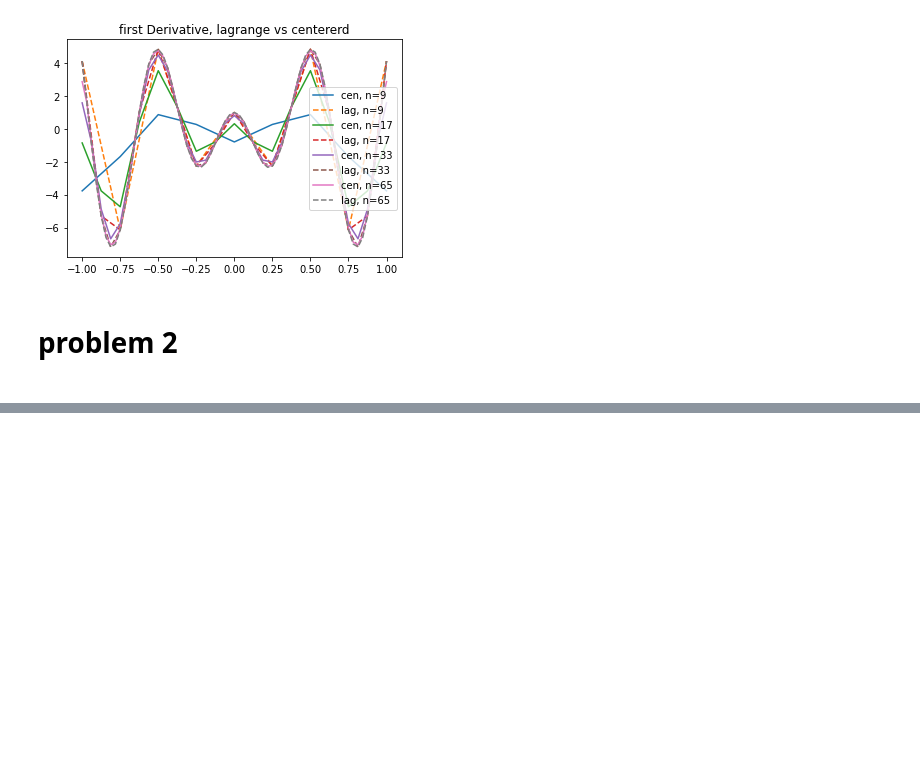
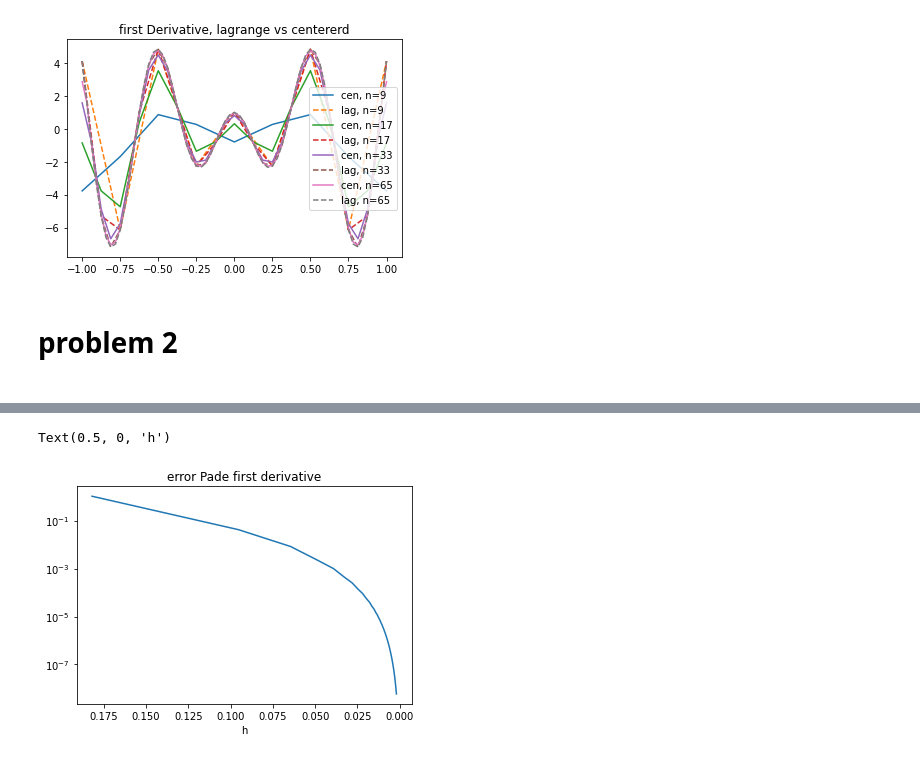
Before and after one commit to zomorodiyan/MAE-5093, a Jupyter notebook: CP1.ipynb, the cells around one changed output, grey strips where cells are left out. Cells and saved outputs as stored; diff of their text form; code cells hidden in the pictures; blank space fills up the shorter version.

```diff
--- a/CP1.ipynb
+++ b/CP1.ipynb
@@ -218,0 +165,21 @@ plt.savefig('p2b_'+str(len(n)))
+# %%
+#@title part (ii)
+n = range(10, 1000, 10)
+error = np.empty(len(n))
+h = np.zeros((len(n)))
+x0 = 0.5
+for i in range(len(n)):
+    x = np.linspace(-1, 1, n[i]+1)
+    ind = np.argwhere(x>=x0)[0][0]
+    fPrime = padeDerivative(x)
+    error[i] = np.abs(fPrime[ind] - firstDerivative(x[ind]))
+    h[i] = 2.0 / (n[i] + 1)
+
+plt.title('error Pade first derivative')
+plt.plot(h, error)
+plt.gca().invert_xaxis()
+plt.yscale("log")
+plt.xlabel('h')
+# %% [output]
+Text(0.5, 0, 'h')
+[figure, added]
```
Also changed, not shown: parts of 5 cells of this notebook.
